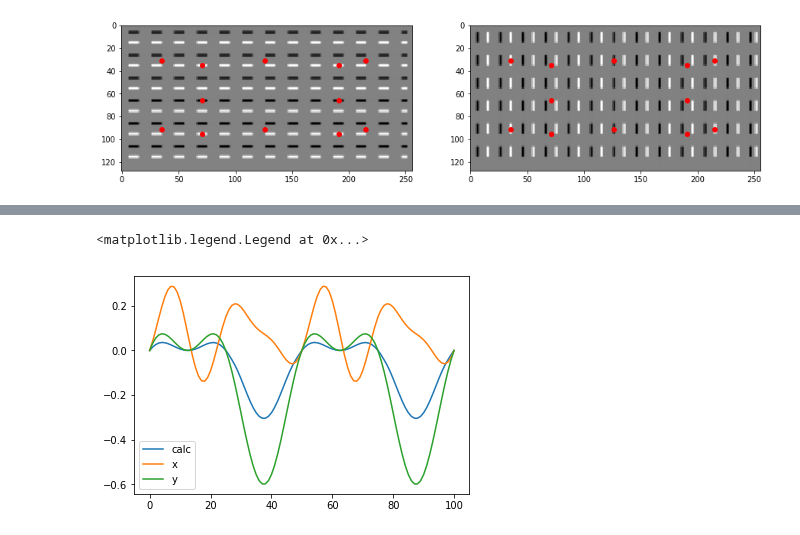
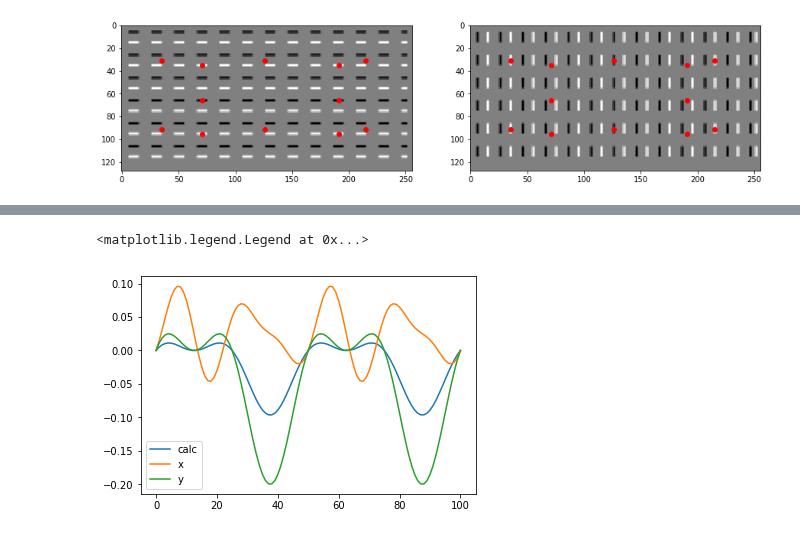
Before and after one commit to ladisk/pyidi, a Jupyter notebook: Showcase.ipynb, the cells around one changed output, grey strips where cells are left out. Saved outputs shown, nothing was run; the diff lists cells and outputs as text; code cells hidden in the pictures.

```diff
--- a/Showcase.ipynb
+++ b/Showcase.ipynb
@@ -145,4 +147,4 @@ plt.plot(generated_t, generated_y)
 # %%
 video_2.set_points(points=inds_2, method='gb')
 # %%
-disp_2 = video_2.get_displacements(roi_size=(29, 29))
+disp_2 = video_2.get_displacements(roi_size=(19, 19))
@@ -149,8 +153,8 @@ disp_2 = video_2.get_displacements(roi_size=(29, 29))
 # %%
-plt.plot(disp_2[2, :, 0], label='calc')
-plt.plot(generated_x - generated_x[0], label='x')
-plt.plot(generated_y - generated_y[0], label='y')
+plt.plot(disp_2[2, :, 0] - disp_2[2, 0, 0], label='calc')
+plt.plot(generated_x, label='x')
+plt.plot(generated_y, label='y')
 plt.legend()
 # %% [output]
 <matplotlib.legend.Legend at 0x...>
-[figure, old version]
+[figure, new version]
```
Also changed, not shown: parts of 10 cells of this notebook, 13 other files.
